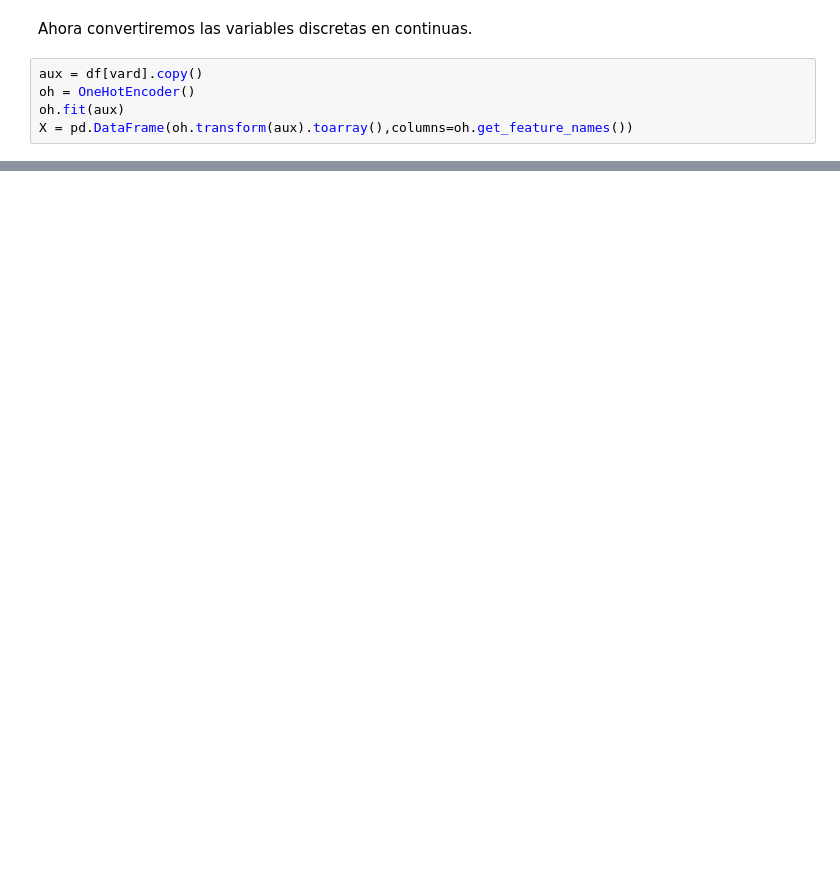
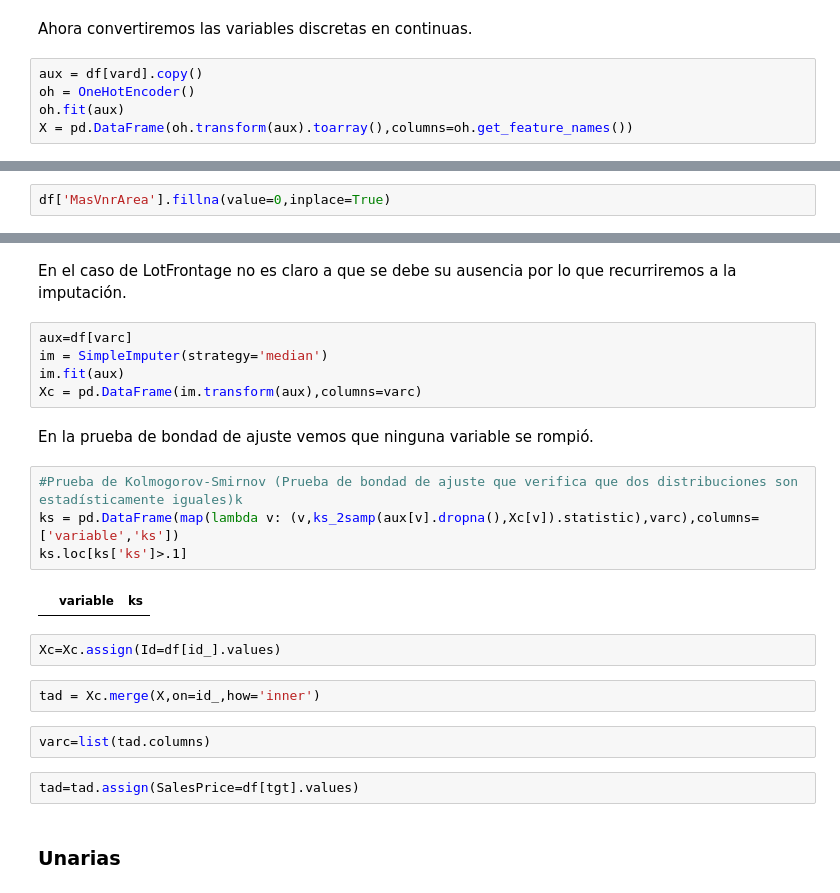
Before and after one commit to OsvaldoSan/Cuadernos_ML, a Jupyter notebook: Kaggle/home_prices/Housing Prices.ipynb, the cells around one changed output, grey strips where cells are left out. Saved outputs shown, nothing was run; the diff lists cells and outputs as text; blank space fills up the shorter version.

```diff
--- a/Kaggle/home_prices/Housing Prices.ipynb
+++ b/Kaggle/home_prices/Housing Prices.ipynb
@@ -206,0 +163,2 @@ BsmtUnfSF
+# %%
+df['MasVnrArea'].fillna(value=0,inplace=True)
@@ -206,0 +182,25 @@ BsmtUnfSF
+# %% [markdown]
+En el caso de LotFrontage no es claro a que se debe su ausencia por lo que recurriremos a la imputación.
+# %%
+aux=df[varc]
+im = SimpleImputer(strategy='median')
+im.fit(aux)
+Xc = pd.DataFrame(im.transform(aux),columns=varc)
+# %% [markdown]
+En la prueba de bondad de ajuste vemos que ninguna variable se rompió.
+# %%
+#Prueba de Kolmogorov-Smirnov (Prueba de bondad de ajuste que verifica que dos distribuciones son estadísticamente iguales)k
+ks = pd.DataFrame(map(lambda v: (v,ks_2samp(aux[v].dropna(),Xc[v]).statistic),varc),columns=['variable','ks'])
+ks.loc[ks['ks']>.1]
+# %% [output]
+|  | variable | ks |
+# %%
+Xc=Xc.assign(Id=df[id_].values)
+# %%
+tad = Xc.merge(X,on=id_,how='inner')
+# %%
+varc=list(tad.columns)
+# %%
+tad=tad.assign(SalesPrice=df[tgt].values)
+# %% [markdown]
+### Unarias
```
Also changed, not shown: parts of 29 cells of this notebook.
